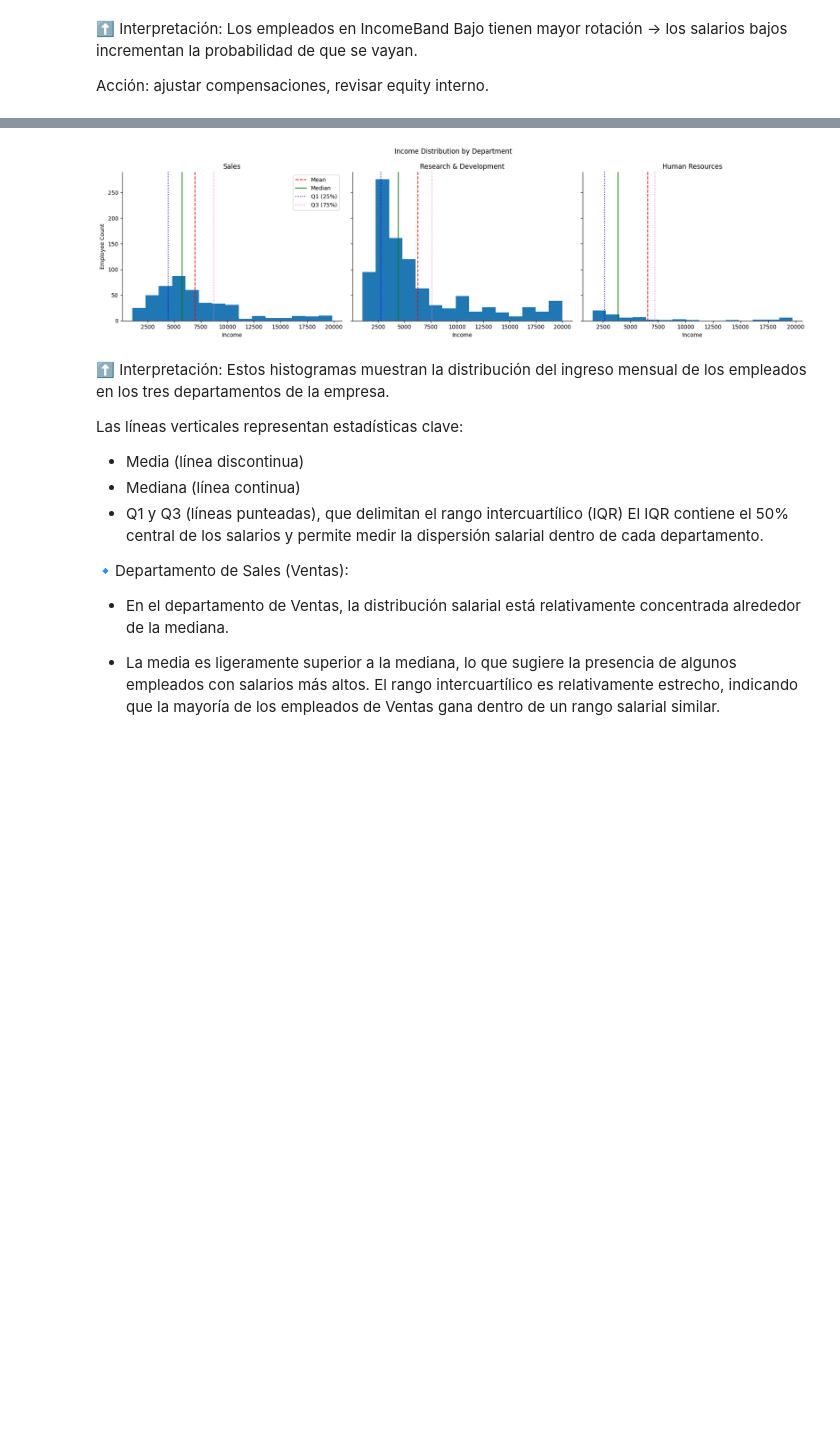
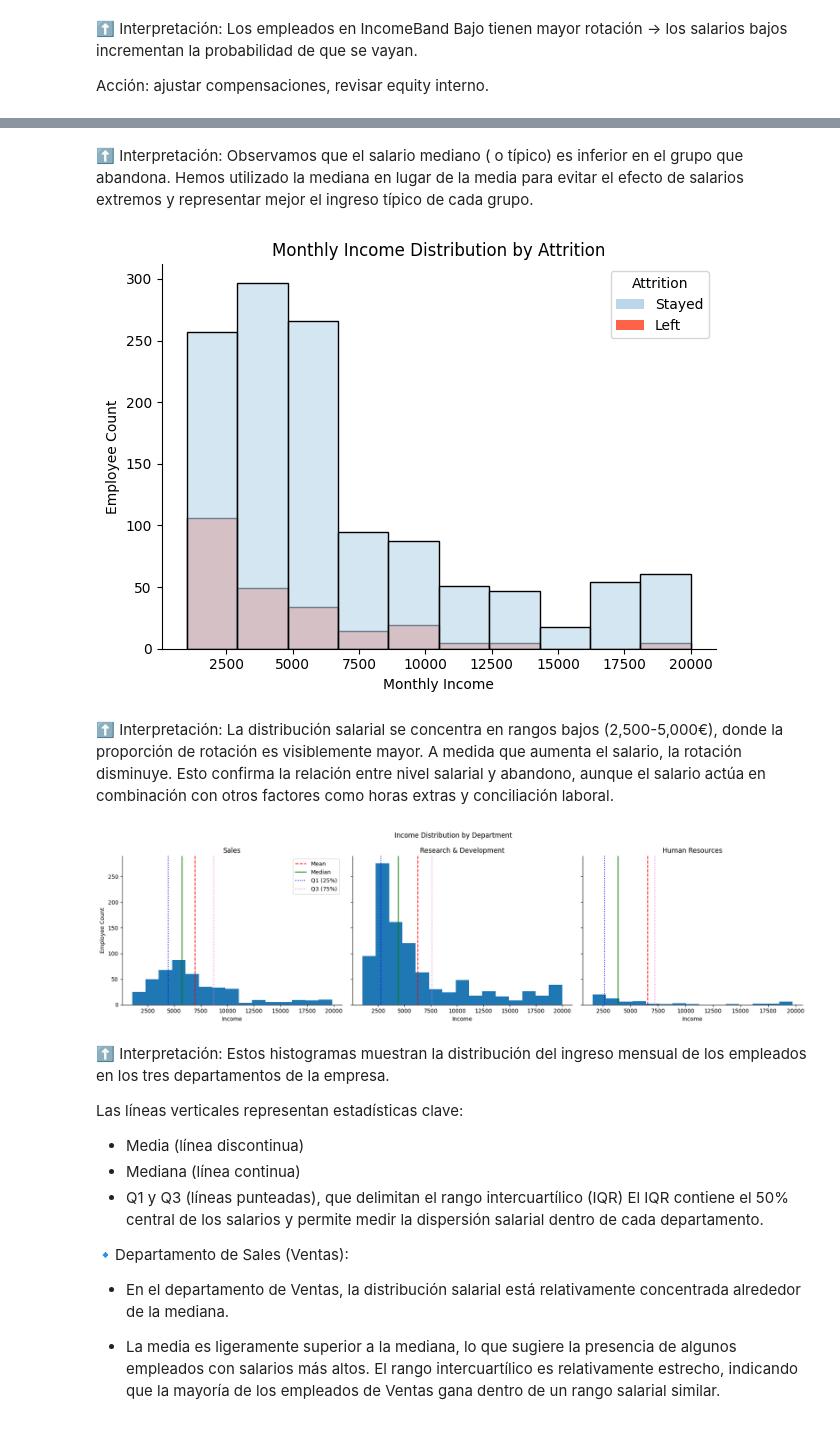
Before and after one commit to mariagranero/proyecto-da-promo-64-modulo-3-team-1, a Jupyter notebook: Notebooks/04_Visualizaciones.ipynb, the cells around one changed output, grey strips where cells are left out. Drawn from its saved outputs; the diff is of its cells as text; code cells hidden in the pictures; blank space fills up the shorter version.

```diff
--- a/Notebooks/04_Visualizaciones.ipynb
+++ b/Notebooks/04_Visualizaciones.ipynb
@@ -779,3 +820,38 @@ Acción: ajustar compensaciones, revisar equity interno.
+# %% [markdown]
+⬆️ Interpretación: Observamos que el salario mediano ( o típico) es inferior en el grupo que abandona. Hemos utilizado la mediana en lugar de la media para evitar el efecto de salarios extremos y representar mejor el ingreso típico de cada grupo.
+# %%
+
+# Colores contrastados dentro de Blues
+palette = [sns.color_palette("Blues")[1], 'tomato']
+
+# Histograma
+ax = sns.histplot(
+    data=df,
+    x="MonthlyIncome",
+    hue="Attrition",
+    bins=10,
+    palette=palette,
+    alpha=0.6
+)
+plt.title("Monthly Income Distribution by Attrition")
+plt.xlabel("Monthly Income")
+plt.ylabel("Employee Count")
+ax.spines["top"].set_visible(False)
+ax.spines["right"].set_visible(False)
+
+
+# Leyenda manual
+legend_elements = [
+    Patch(facecolor=palette[0], label="Stayed"),
+    Patch(facecolor=palette[1], label="Left"),
+    ]
+ax.legend(handles=legend_elements, title="Attrition")
+plt.tight_layout()
+plt.show()
+# %% [output]
+[figure, added]
+# %% [markdown]
+⬆️ Interpretación: La distribución salarial se concentra en rangos bajos (2,500-5,000€), donde la proporción de rotación es visiblemente mayor. A medida que aumenta el salario, la rotación disminuye. Esto confirma la relación entre nivel salarial y abandono, aunque el salario actúa en combinación con otros factores como horas extras y conciliación laboral.
 # %%
 # DISTRIBUCIÓN DEL SALARIO POR DEPARTAMENTO:
 
```
Also changed, not shown: parts of 3 cells of this notebook.
